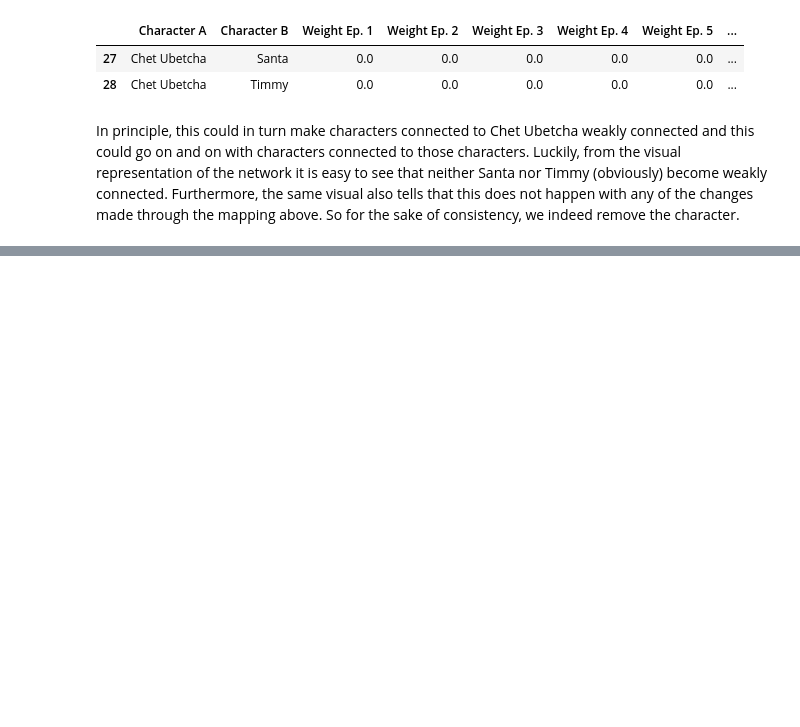
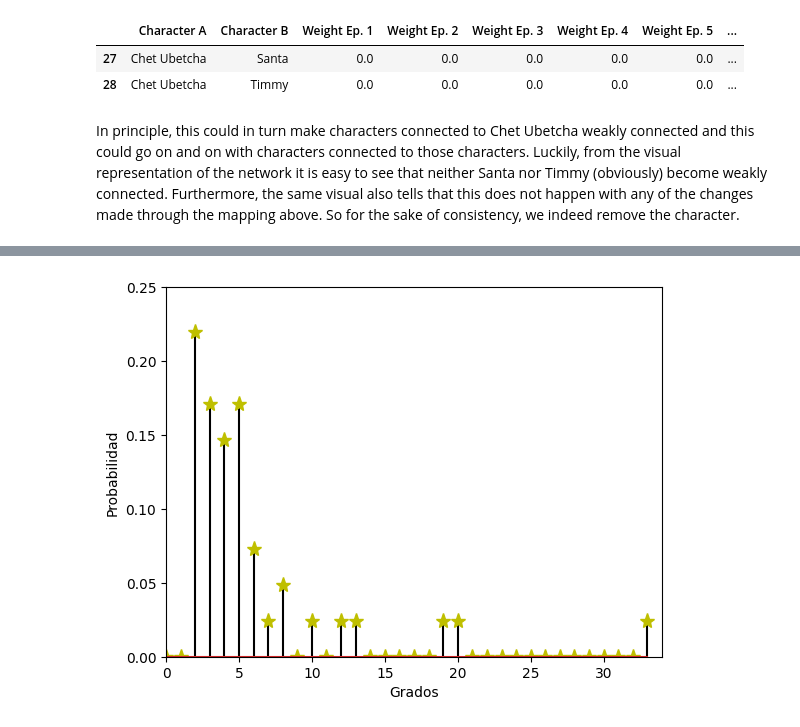
Before and after one commit to RMACR7LP/The-Fairy-Network, a Jupyter notebook: Fairy Network.ipynb, the cells around one changed output, grey strips where cells are left out. Saved outputs shown, nothing was run; the diff lists cells and outputs as text; code cells hidden in the pictures; blank space fills up the shorter version.

```diff
--- a/Fairy Network.ipynb
+++ b/Fairy Network.ipynb
@@ -294,6 +296,7 @@ renaming["Chet Ubetcha (offscreen)"] = "Chet Ubetcha"
 renaming["AJ"] = "A.J."
 renaming["Mom"] = "Mrs. Turner"
 renaming["Dad"] = "Mr. Turner"
+characters_clean = list(set(list(renaming.values()))) # get all (unique) names of characters
 
 # Next, use such mapping
 edges_clean["Character A"] = edges_clean["Character A"].map(renaming)
@@ -318,5 +321,5 @@ edges_clean[(edges_clean["Character A"] == "Chet Ubetcha") | (edges_clean["Chara
 # %% [markdown]
  In principle, this could in turn make characters connected to Chet Ubetcha weakly connected and this could go on and on with characters connected to those characters. Luckily, from the visual representation of the network it is easy to see that neither Santa nor Timmy (obviously) become weakly connected. Furthermore, the same visual also tells that this does not happen with any of the changes made through the mapping above. So for the sake of consistency, we indeed remove the character.
 # %%
-characters_clean.remove("Chet Ubetcha")
+characters_clean = [character for character in characters_clean if character != "Chet Ubetcha"]
 edges_clean = edges_clean.loc[(edges_clean["Character A"].isin(characters_clean)) & (edges_clean["Character B"].isin(characters_clean))]
@@ -356,0 +392,16 @@ Fairy Network season 1 cleaner.html
+# %%
+weight_columns = edges_clean.drop(["color"], axis= 1)
+outdegree_dist = weight_columns.groupby("Character A", as_index = False).agg("sum").drop(["Character B"], axis = 1)
+indegree_dist = weight_columns.groupby("Character B", as_index = False).agg("sum").drop(["Character A"], axis = 1)
+
+degree_histogram = nx.degree_histogram(G)
+degree_histogram = [degree / sum(degree_histogram) for degree in degree_histogram]
+fig, ax = plt.subplots()
+markerline = ax.stem(np.arange(len(degree_histogram)), degree_histogram, linefmt = 'black', markerfmt='*y')[0]
+ax.set(xlim = [0, len(degree_histogram)], ylim=[0,0.25])
+plt.setp(markerline, markersize = "11")
+plt.xlabel('Grados')
+plt.ylabel('Probabilidad')
+plt.show()
+# %% [output]
+[figure, added]
```
Also changed, not shown: parts of 29 cells of this notebook.
